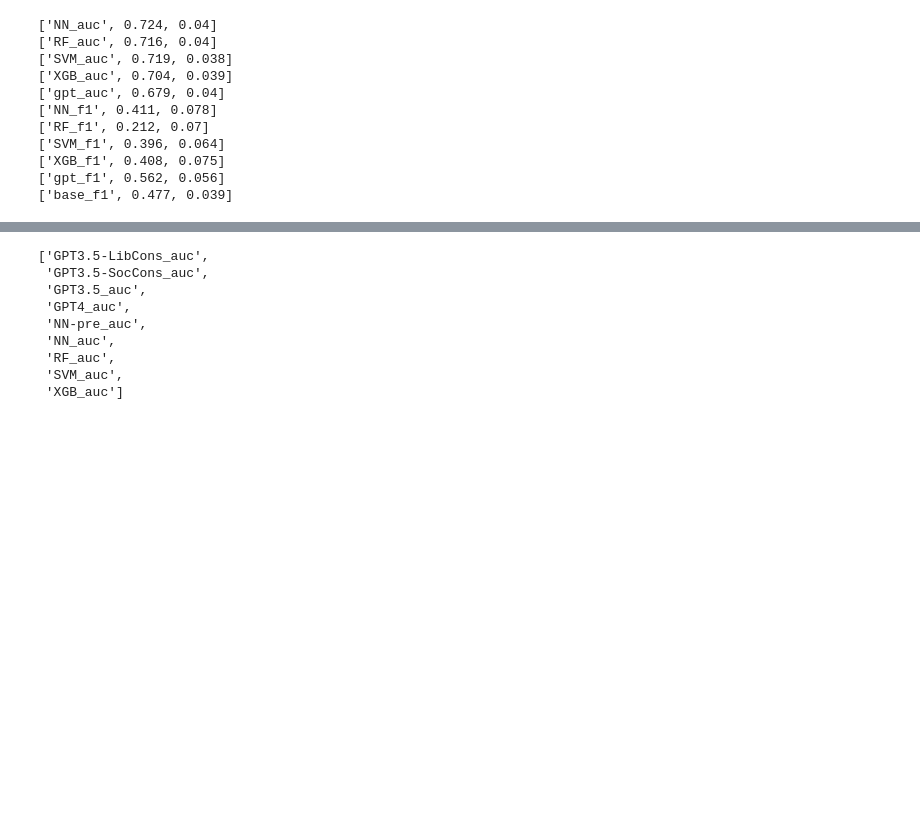
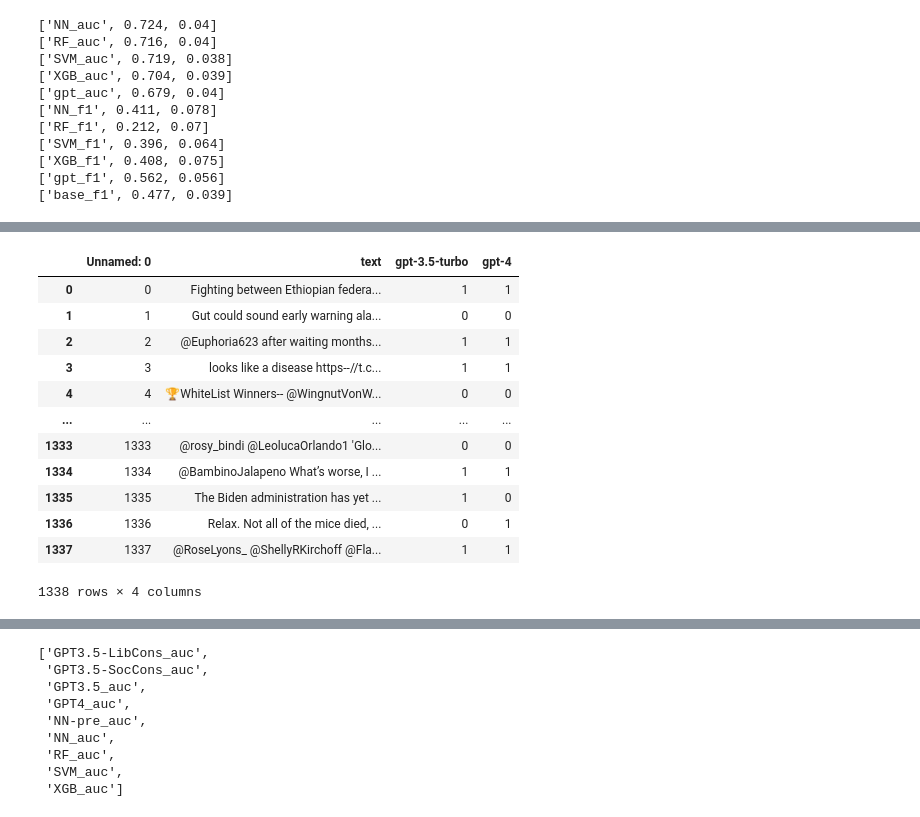
Before and after one commit to KeithBurghardt/Hazards, a Jupyter notebook: NegativelyBiasedCredulityPred.ipynb, the cells around one changed output, grey strips where cells are left out. Cells and saved outputs as stored; diff of their text form; code cells hidden in the pictures; blank space fills up the shorter version.

```diff
--- a/NegativelyBiasedCredulityPred.ipynb
+++ b/NegativelyBiasedCredulityPred.ipynb
@@ -713,0 +735,16 @@ for col in metrics.columns:
+# %%
+tweet_gpt
+# %% [output]
+|  | Unnamed: 0 | text | gpt-3.5-turbo | gpt-4 |
+| 0 | 0 | Fighting between Ethiopian federa... | 1 | 1 |
+| 1 | 1 | Gut could sound early warning ala... | 0 | 0 |
+| 2 | 2 | @Euphoria623 after waiting months... | 1 | 1 |
+| 3 | 3 | looks like a disease https--//t.c... | 1 | 1 |
+| 4 | 4 | 🏆WhiteList Winners-- @WingnutVonW... | 0 | 0 |
+| ... | ... | ... | ... | ... |
+| 1333 | 1333 | @rosy_bindi @LeolucaOrlando1 'Glo... | 0 | 0 |
+| 1334 | 1334 | @BambinoJalapeno What’s worse, I ... | 1 | 1 |
+| 1335 | 1335 | The Biden administration has yet ... | 1 | 0 |
+| 1336 | 1336 | Relax. Not all of the mice died, ... | 0 | 1 |
+| 1337 | 1337 | @RoseLyons_ @ShellyRKirchoff @Fla... | 1 | 1 |
+1338 rows × 4 columns
```
Also changed, not shown: parts of 18 cells of this notebook.
